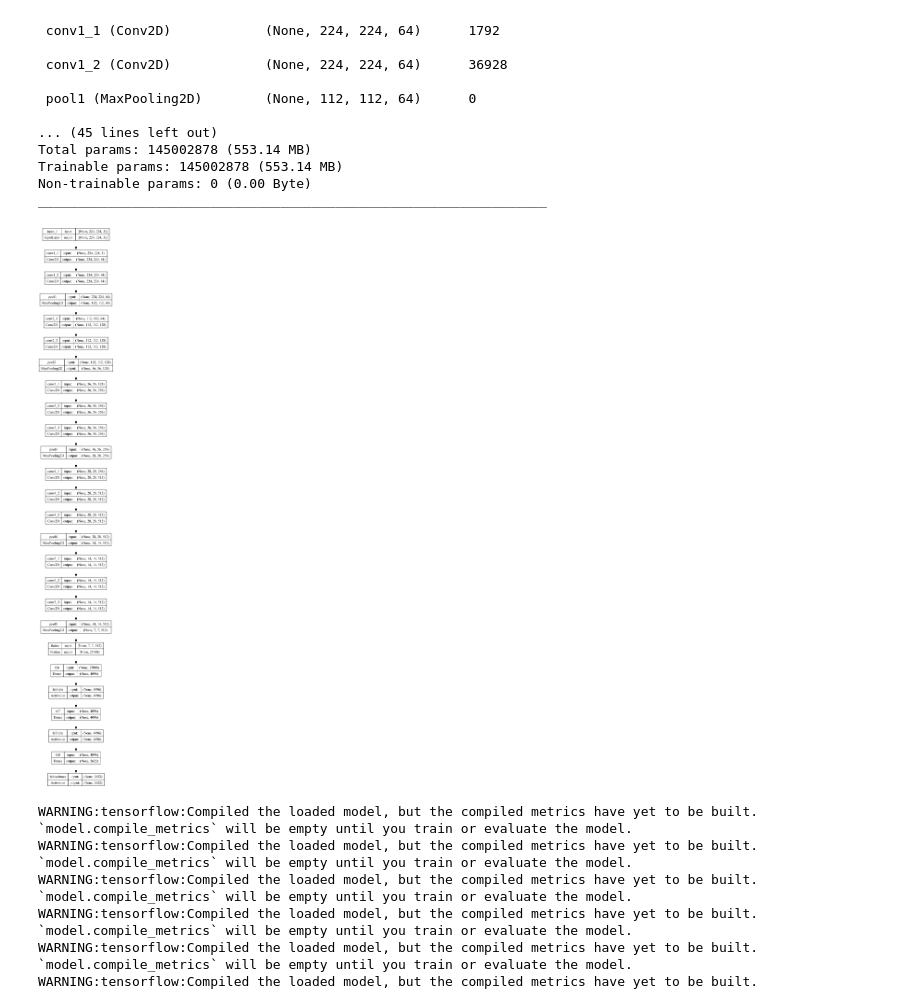
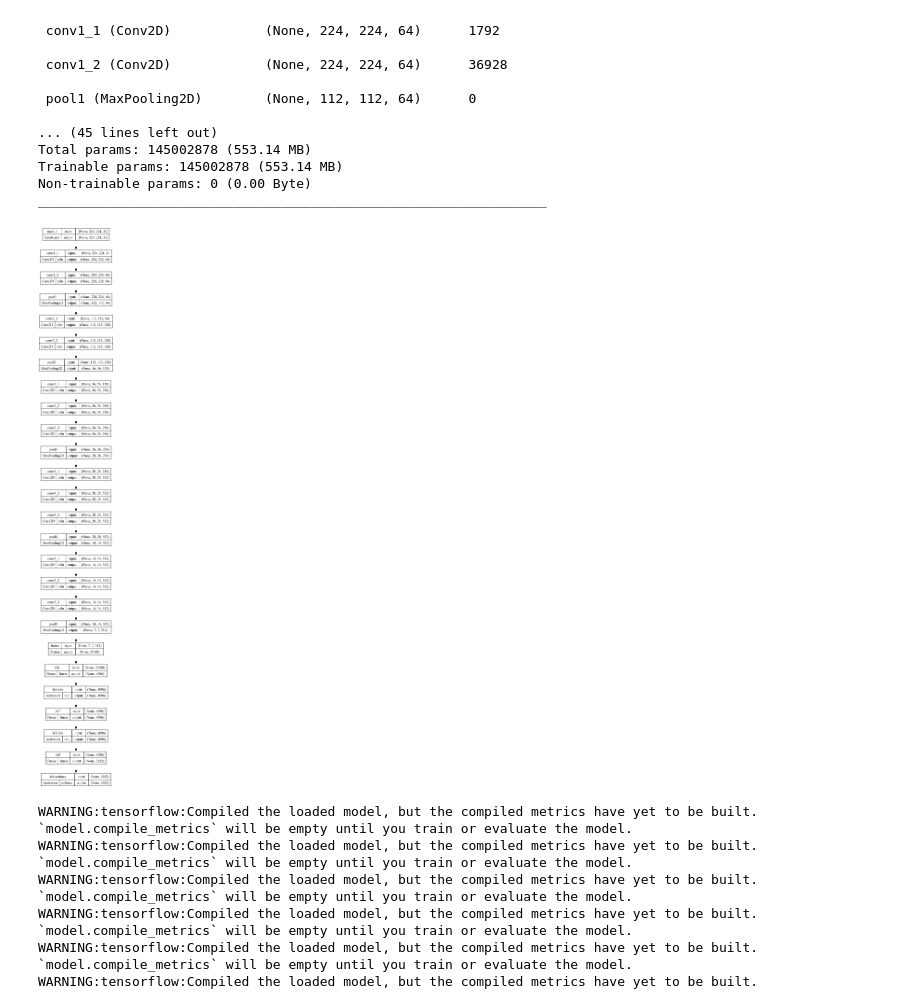
Before and after one commit to socathie/oppai-benchmark, a Jupyter notebook: vggface/vggface.ipynb, the cells around one changed output. Cells and saved outputs as stored; diff of their text form; code cells hidden in the pictures.

```diff
--- a/vggface/vggface.ipynb
+++ b/vggface/vggface.ipynb
@@ -33,10 +30,10 @@ _________________________________________________________________
 # %%
 from tensorflow.keras.utils import plot_model
 
 # plot model and display image
-plot_model(model, to_file='model.png', show_shapes=True)
+plot_model(model, to_file='model.png', show_shapes=True, show_layer_activations=True)
 # %% [output]
-[figure, old version]
+[figure, new version]
 # %%
 # iterate over the layers and export models from first to current layer to h5 files
 for i in range(1, len(model.layers)):
```
Also changed, not shown: parts of 1 cell of this notebook, 9 other files.
